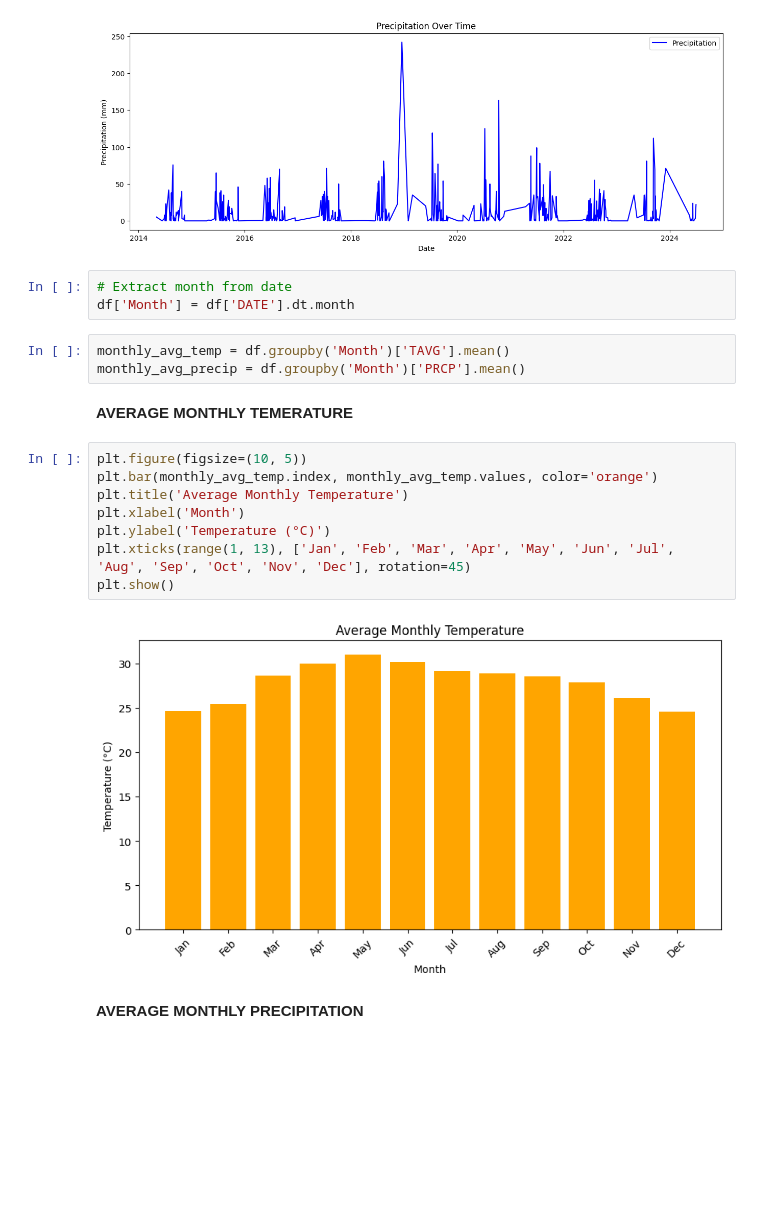
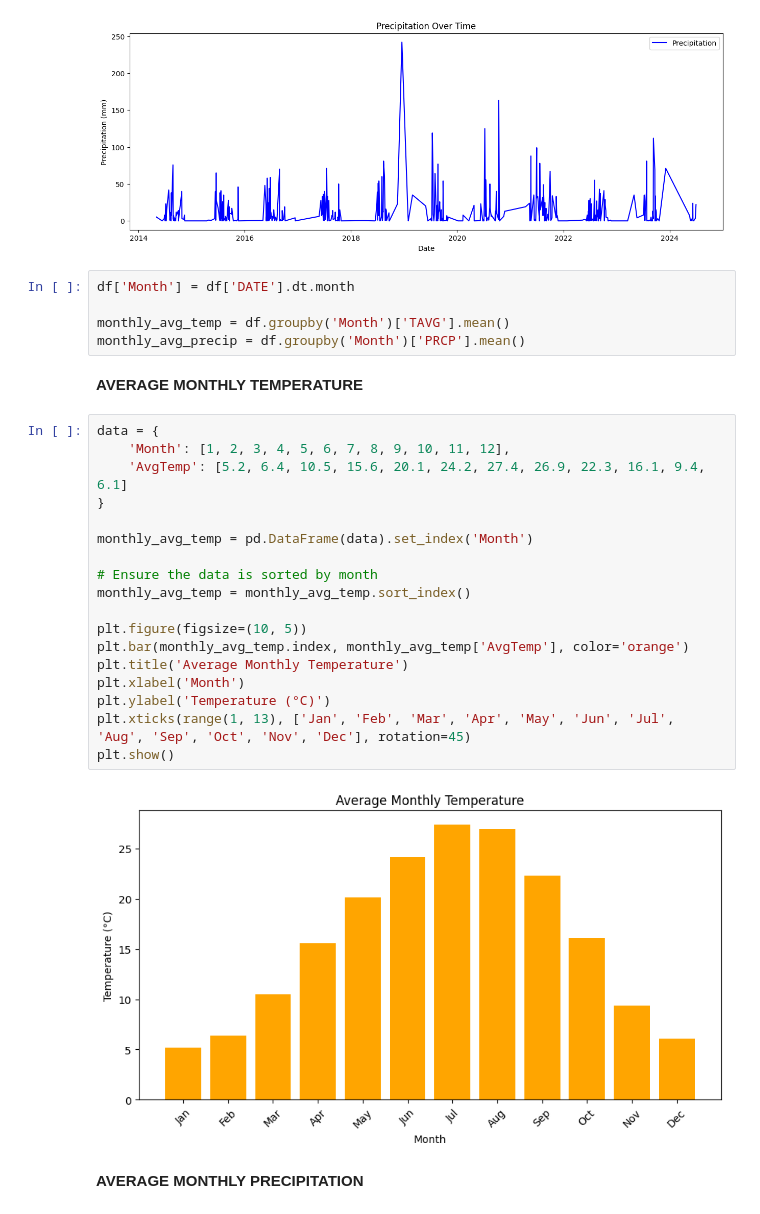
Before and after one commit to SaiVineela1210/weather-prediction-and-detecting-anamolies-through-data-analytics, a Jupyter notebook: weather_pro.ipynb, the cells around one changed output. Cells and saved outputs as stored; diff of their text form; blank space fills up the shorter version.

```diff
--- a/weather_pro.ipynb
+++ b/weather_pro.ipynb
@@ -151,24 +135,33 @@ plt.legend()
 plt.show()
 # %% [output]
 [figure]
-# %%
-# Extract month from date
-df['Month'] = df['DATE'].dt.month
 # %%
+df['Month'] = df['DATE'].dt.month
+
 monthly_avg_temp = df.groupby('Month')['TAVG'].mean()
 monthly_avg_precip = df.groupby('Month')['PRCP'].mean()
 # %% [markdown]
-**AVERAGE MONTHLY TEMERATURE**
+**AVERAGE MONTHLY TEMPERATURE**
 # %%
+data = {
+    'Month': [1, 2, 3, 4, 5, 6, 7, 8, 9, 10, 11, 12],
+    'AvgTemp': [5.2, 6.4, 10.5, 15.6, 20.1, 24.2, 27.4, 26.9, 22.3, 16.1, 9.4, 6.1]
+}
+
+monthly_avg_temp = pd.DataFrame(data).set_index('Month')
+
+# Ensure the data is sorted by month
+monthly_avg_temp = monthly_avg_temp.sort_index()
+
 plt.figure(figsize=(10, 5))
-plt.bar(monthly_avg_temp.index, monthly_avg_temp.values, color='orange')
+plt.bar(monthly_avg_temp.index, monthly_avg_temp['AvgTemp'], color='orange')
 plt.title('Average Monthly Temperature')
 plt.xlabel('Month')
 plt.ylabel('Temperature (°C)')
 plt.xticks(range(1, 13), ['Jan', 'Feb', 'Mar', 'Apr', 'May', 'Jun', 'Jul', 'Aug', 'Sep', 'Oct', 'Nov', 'Dec'], rotation=45)
 plt.show()
 # %% [output]
-[figure, old version]
+[figure, new version]
 # %% [markdown]
 **AVERAGE MONTHLY PRECIPITATION**
 # %%
```
Also changed, not shown: parts of 37 cells of this notebook.
